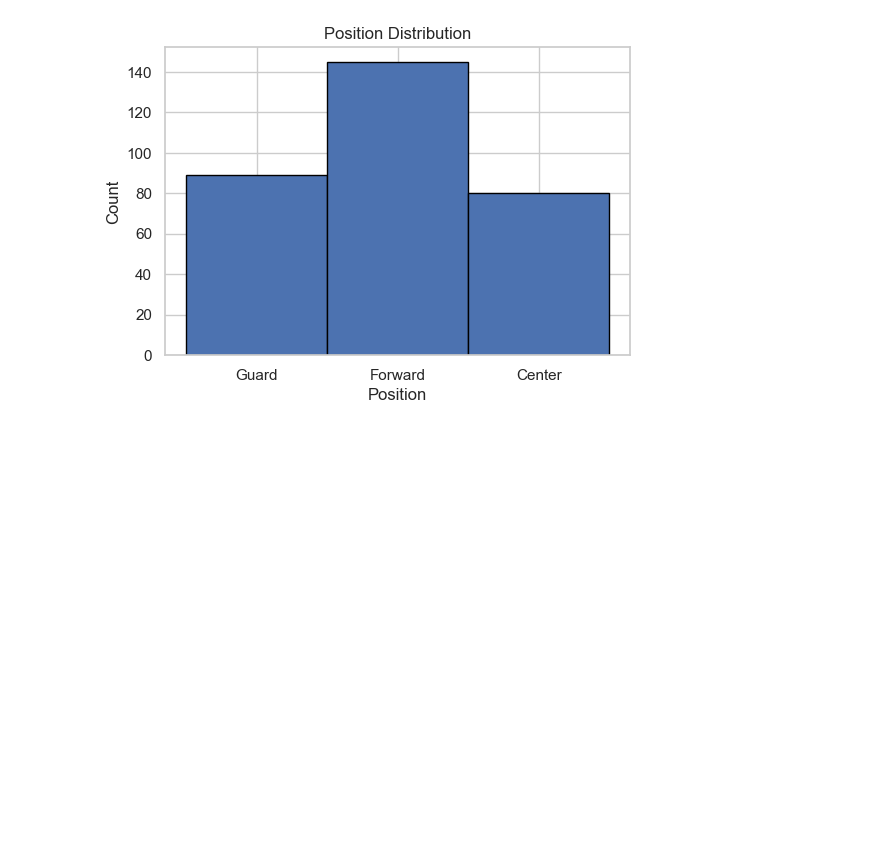
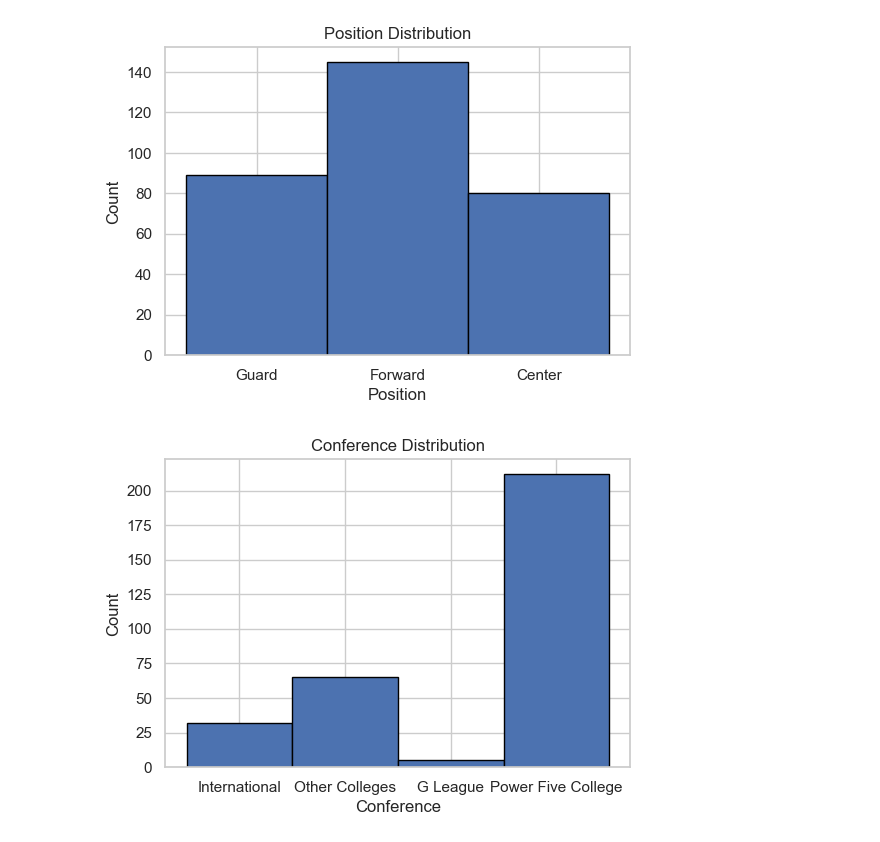
Before and after one commit to HarrisonWilliams123/NBACareerPredictorML, a Jupyter notebook: notebooks/NBA_College_Stats_EDA.ipynb, the cells around one changed output. Cells and saved outputs as stored; diff of their text form; code cells hidden in the pictures; blank space fills up the shorter version.

Commit message:
Created a Conference histogram

```diff
--- a/notebooks/NBA_College_Stats_EDA.ipynb
+++ b/notebooks/NBA_College_Stats_EDA.ipynb
@@ -242,3 +242,16 @@ plt.savefig("reports/college_histogram_folder/Pos_distribution.png", dpi=300)
 plt.close()
 # %% [output]
 [figure]
+# %%
+#Creates the histogram for Conference
+plt.figure(figsize=(6,4))
+plt.hist(df['Conf'], bins=[-0.5, 0.5, 1.5, 2.5, 3.5], edgecolor='black')
+plt.xticks([0,1,2,3], ['International', 'Other Colleges', 'G League', 'Power Five College'])
+plt.title("Conference Distribution")
+plt.xlabel("Conference")
+plt.ylabel("Count")
+plt.show()
+plt.savefig("reports/college_histogram_folder/Conf_distribution.png", dpi=300)
+plt.close()
+# %% [output]
+[figure, added]
```
Also changed, not shown: parts of 1 cell of this notebook, 1 other file.
